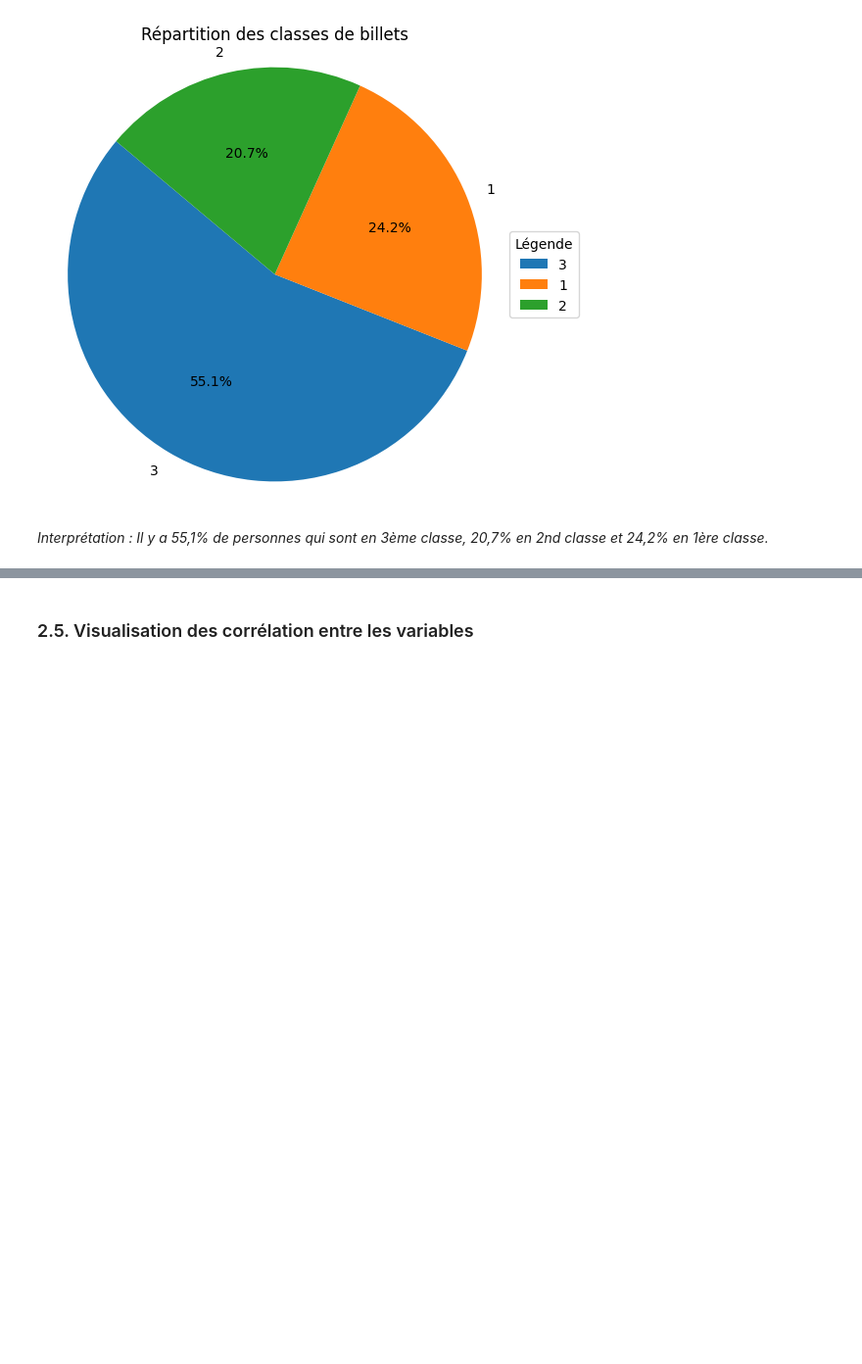
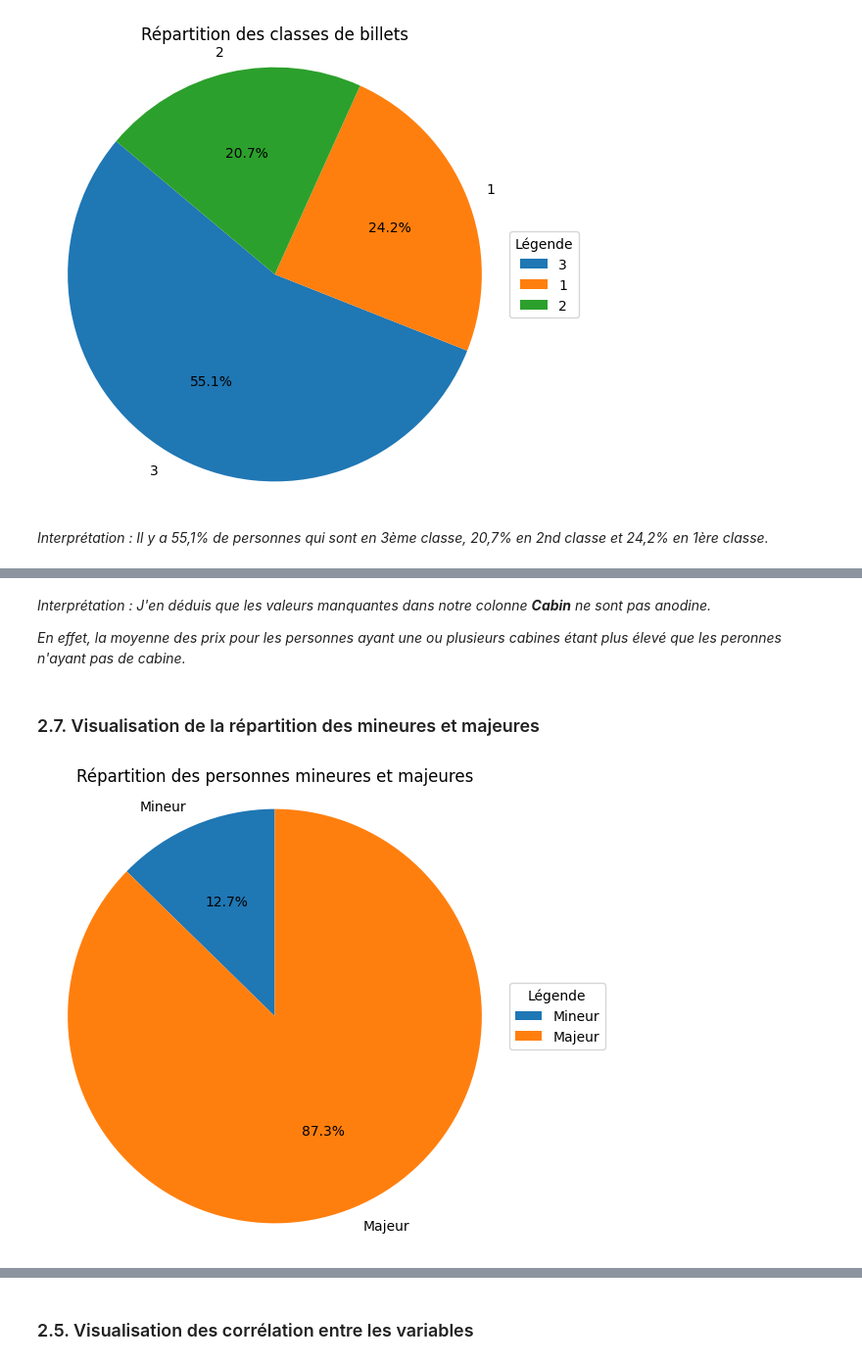
Before and after one commit to Gentlhug/kaggle-concours-titanic, a Jupyter notebook: titanic.ipynb, the cells around one changed output, grey strips where cells are left out. Shown at 98% size. Cells and saved outputs as stored; diff of their text form; code cells hidden in the pictures; blank space fills up the shorter version.

```diff
--- a/titanic.ipynb
+++ b/titanic.ipynb
@@ -240,0 +267,18 @@ plt.show()
+# %% [markdown]
+*Interprétation : J'en déduis que les valeurs manquantes dans notre colonne **Cabin** ne sont pas anodine.*
+
+*En effet, la moyenne des prix pour les personnes ayant une ou plusieurs cabines étant plus élevé que les peronnes n'ayant pas de cabine.*
+# %% [markdown]
+### 2.7. Visualisation de la répartition des mineures et majeures
+# %%
+nb_young = train_data[train_data.Age < 18]['Age'].count()
+nb_old = train_data[train_data.Age >= 18]['Age'].count()
+
+plt.figure(figsize=(6, 6))
+plt.pie([nb_young, nb_old], labels=['Mineur', 'Majeur'], autopct='%1.1f%%', startangle=90)
+plt.title('Répartition des personnes mineures et majeures')
+plt.legend(title="Légende", loc="center left", bbox_to_anchor=(1, 0, 0.5, 1))
+plt.axis('equal')
+plt.show()
+# %% [output]
+[figure, added]
```
Also changed, not shown: parts of 13 cells of this notebook.
